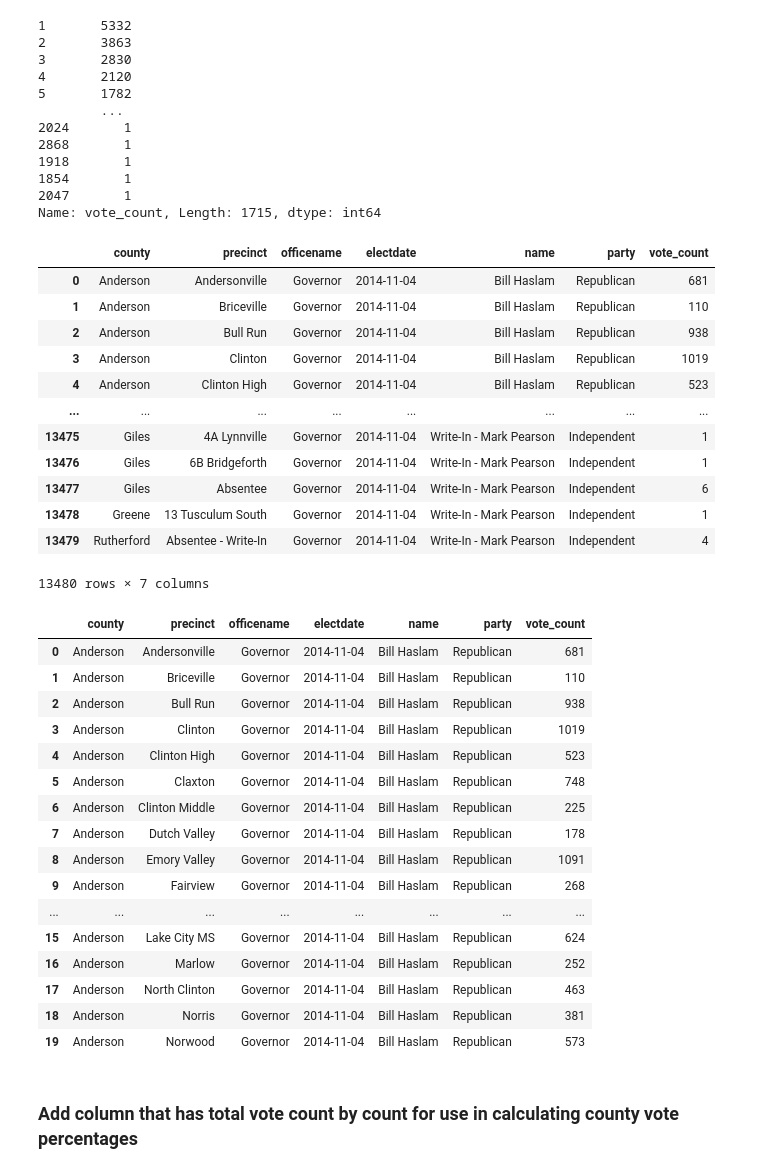
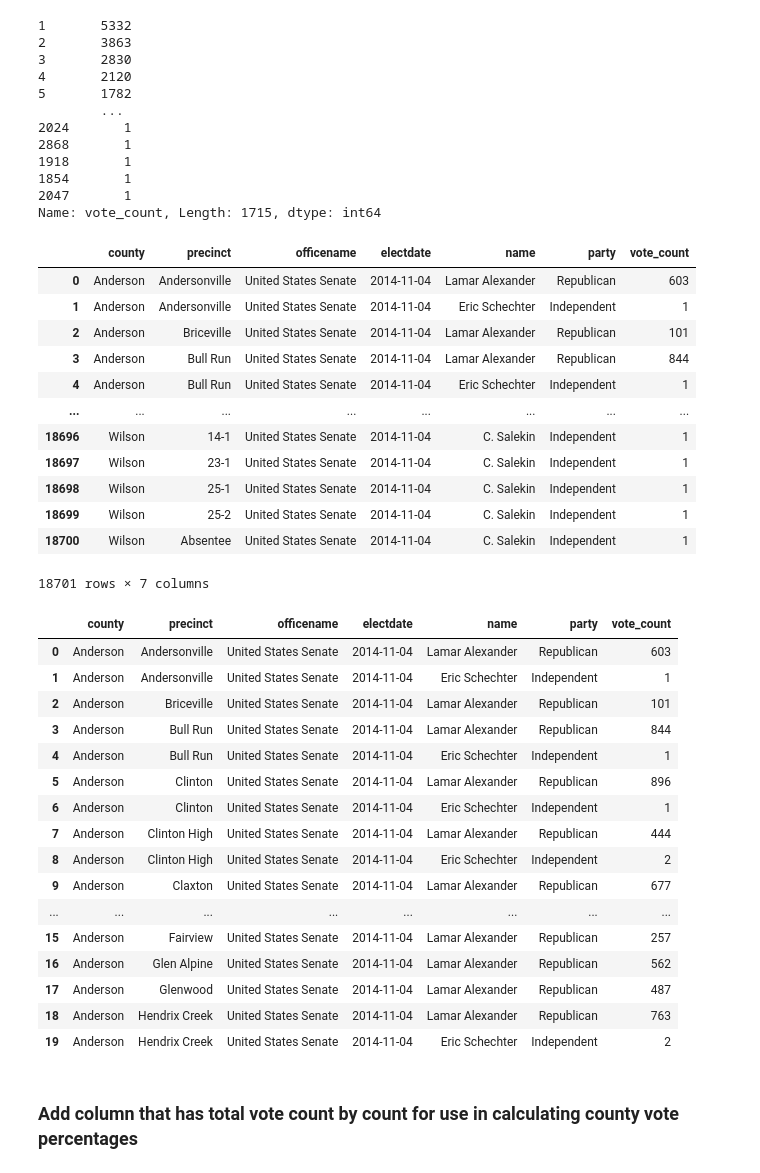
Before and after one commit to DavidMellow/tn-elections, a Jupyter notebook: notebooks/tn_ussen_election_2014.ipynb, the cells around one changed output. Cells and saved outputs as stored; diff of their text form; code cells hidden in the pictures.

```diff
--- a/notebooks/tn_ussen_election_2014.ipynb
+++ b/notebooks/tn_ussen_election_2014.ipynb
@@ -262,8 +262,8 @@ memory usage: 7.3+ MB
 ### Looks safe to drop rows with no votes tallied
 # %%
 # drop rows with no name and vote count
-tn_2014g_final=tn_2014g_namemelt.dropna()
-tn_2014g_final
+tn_2014_final=tn_2014_namemelt.dropna()
+tn_2014_final
 # %% [output]
 |  | county | precinct | officename | electdate | name | party | vote_count |
 | 0 | Anderson | Andersonville | Governor | 2014-11-04 | Bill Haslam | Republican | 681.0 |
@@ -297,8 +297,8 @@ dtypes: float64(1), object(6)
 memory usage: 4.9+ MB
 # %%
 # convert vote_count data from float64 to int 32 to to drop ".0"
-tn_2014g_final=tn_2014g_final.astype({'vote_count':'int32'})
-tn_2014g_final
+tn_2014_final=tn_2014_final.astype({'vote_count':'int32'})
+tn_2014_final
 # %% [output]
 |  | county | precinct | officename | electdate | name | party | vote_count |
 | 0 | Anderson | Andersonville | Governor | 2014-11-04 | Bill Haslam | Republican | 681 |
@@ -377,9 +377,9 @@ Name: vote_count, Length: 1716, dtype: int64
 # %% [markdown]
 ### 18467 rows have a vote count of 0. Drop those rows
 # %%
-tn_2014g_final=tn_2014g_final[tn_2014g_final['vote_count'] != 0]
-tn_2014g_final=tn_2014g_final.reset_index(drop=True)
-tn_2014g_final.head()
+tn_2014_final=tn_2014_final[tn_2014_final['vote_count'] != 0]
+tn_2014_final=tn_2014_final.reset_index(drop=True)
+tn_2014_final.head()
 # %% [output]
 |  | county | precinct | officename | electdate | name | party | vote_count |
 | 0 | Anderson | Andersonville | Governor | 2014-11-04 | Bill Haslam | Republican | 681 |
@@ -404,44 +404,44 @@ tn_2014g_final['vote_count'].value_counts()
 2047       1
 Name: vote_count, Length: 1715, dtype: int64
 # %%
-# create data frame tn_2014_gov for presidental election
-tn_2014_gov_int=tn_2014g_final[tn_2014g_final['officename'].str.match('Governor')]
-tn_2014_gov_int=tn_2014_gov_int.reset_index(drop=True)
-tn_2014_gov_int
+# create data frame tn_2014_uss for senatorial election
+tn_2014_uss_int=tn_2014_final[tn_2014_final['officename'].str.match('United States Senate')]
+tn_2014_uss_int=tn_2014_uss_int.reset_index(drop=True)
+tn_2014_uss_int
 # %% [output]
 |  | county | precinct | officename | electdate | name | party | vote_count |
-| 0 | Anderson | Andersonville | Governor | 2014-11-04 | Bill Haslam | Republican | 681 |
-| 1 | Anderson | Briceville | Governor | 2014-11-04 | Bill Haslam | Republican | 110 |
-| 2 | Anderson | Bull Run | Governor | 2014-11-04 | Bill Haslam | Republican | 938 |
-| 3 | Anderson | Clinton | Governor | 2014-11-04 | Bill Haslam | Republican | 1019 |
-| 4 | Anderson | Clinton High | Governor | 2014-11-04 | Bill Haslam | Republican | 523 |
+| 0 | Anderson | Andersonville | United States Senate | 2014-11-04 | Lamar Alexander | Republican | 603 |
+| 1 | Anderson | Andersonville | United States Senate | 2014-11-04 | Eric Schechter | Independent | 1 |
+| 2 | Anderson | Briceville | United States Senate | 2014-11-04 | Lamar Alexander | Republican | 101 |
+| 3 | Anderson | Bull Run | United States Senate | 2014-11-04 | Lamar Alexander | Republican | 844 |
+| 4 | Anderson | Bull Run | United States Senate | 2014-11-04 | Eric Schechter | Independent | 1 |
 | ... | ... | ... | ... | ... | ... | ... | ... |
-| 13475 | Giles | 4A Lynnville | Governor | 2014-11-04 | Write-In - Mark Pearson | Independent | 1 |
-| 13476 | Giles | 6B Bridgeforth | Governor | 2014-11-04 | Write-In - Mark Pearson | Independent | 1 |
-| 13477 | Giles | Absentee | Governor | 2014-11-04 | Write-In - Mark Pearson | Independent | 6 |
-| 13478 | Greene | 13 Tusculum South | Governor | 2014-11-04 | Write-In - Mark Pearson | Independent | 1 |
-| 13479 | Rutherford | Absentee - Write-In | Governor | 2014-11-04 | Write-In - Mark Pearson | Independent | 4 |
+| 18696 | Wilson | 14-1 | United States Senate | 2014-11-04 | C. Salekin | Independent | 1 |
+| 18697 | Wilson | 23-1 | United States Senate | 2014-11-04 | C. Salekin | Independent | 1 |
+| 18698 | Wilson | 25-1 | United States Senate | 2014-11-04 | C. Salekin | Independent | 1 |
+| 18699 | Wilson | 25-2 | United States Senate | 2014-11-04 | C. Salekin | Independent | 1 |
+| 18700 | Wilson | Absentee | United States Senate | 2014-11-04 | C. Salekin | Independent | 1 |
-13480 rows × 7 columns
+18701 rows × 7 columns
 # %%
-tn_2014_gov_int.head(20)
+tn_2014_uss_int.head(20)
 # %% [output]
 |  | county | precinct | officename | electdate | name | party | vote_count |
-| 0 | Anderson | Andersonville | Governor | 2014-11-04 | Bill Haslam | Republican | 681 |
-| 1 | Anderson | Briceville | Governor | 2014-11-04 | Bill Haslam | Republican | 110 |
-| 2 | Anderson | Bull Run | Governor | 2014-11-04 | Bill Haslam | Republican | 938 |
-| 3 | Anderson | Clinton | Governor | 2014-11-04 | Bill Haslam | Republican | 1019 |
-| 4 | Anderson | Clinton High | Governor | 2014-11-04 | Bill Haslam | Republican | 523 |
-| 5 | Anderson | Claxton | Governor | 2014-11-04 | Bill Haslam | Republican | 748 |
-| 6 | Anderson | Clinton Middle | Governor | 2014-11-04 | Bill Haslam | Republican | 225 |
-| 7 | Anderson | Dutch Valley | Governor | 2014-11-04 | Bill Haslam | Republican | 178 |
-| 8 | Anderson | Emory Valley | Governor | 2014-11-04 | Bill Haslam | Republican | 1091 |
-| 9 | Anderson | Fairview | Governor | 2014-11-04 | Bill Haslam | Republican | 268 |
+| 0 | Anderson | Andersonville | United States Senate | 2014-11-04 | Lamar Alexander | Republican | 603 |
+| 1 | Anderson | Andersonville | United States Senate | 2014-11-04 | Eric Schechter | Independent | 1 |
+| 2 | Anderson | Briceville | United States Senate | 2014-11-04 | Lamar Alexander | Republican | 101 |
+| 3 | Anderson | Bull Run | United States Senate | 2014-11-04 | Lamar Alexander | Republican | 844 |
+| 4 | Anderson | Bull Run | United States Senate | 2014-11-04 | Eric Schechter | Independent | 1 |
+| 5 | Anderson | Clinton | United States Senate | 2014-11-04 | Lamar Alexander | Republican | 896 |
+| 6 | Anderson | Clinton | United States Senate | 2014-11-04 | Eric Schechter | Independent | 1 |
+| 7 | Anderson | Clinton High | United States Senate | 2014-11-04 | Lamar Alexander | Republican | 444 |
+| 8 | Anderson | Clinton High | United States Senate | 2014-11-04 | Eric Schechter | Independent | 2 |
+| 9 | Anderson | Claxton | United States Senate | 2014-11-04 | Lamar Alexander | Republican | 677 |
 | ... | ... | ... | ... | ... | ... | ... | ... |
-| 15 | Anderson | Lake City MS | Governor | 2014-11-04 | Bill Haslam | Republican | 624 |
-| 16 | Anderson | Marlow | Governor | 2014-11-04 | Bill Haslam | Republican | 252 |
-| 17 | Anderson | North Clinton | Governor | 2014-11-04 | Bill Haslam | Republican | 463 |
-| 18 | Anderson | Norris | Governor | 2014-11-04 | Bill Haslam | Republican | 381 |
-| 19 | Anderson | Norwood | Governor | 2014-11-04 | Bill Haslam | Republican | 573 |
+| 15 | Anderson | Fairview | United States Senate | 2014-11-04 | Lamar Alexander | Republican | 257 |
+| 16 | Anderson | Glen Alpine | United States Senate | 2014-11-04 | Lamar Alexander | Republican | 562 |
+| 17 | Anderson | Glenwood | United States Senate | 2014-11-04 | Lamar Alexander | Republican | 487 |
+| 18 | Anderson | Hendrix Creek | United States Senate | 2014-11-04 | Lamar Alexander | Republican | 763 |
+| 19 | Anderson | Hendrix Creek | United States Senate | 2014-11-04 | Eric Schechter | Independent | 2 |
 # %% [markdown]
 ### Add column that has total vote count by count for use in calculating county vote percentages
 # %%
```
Also changed, not shown: parts of 45 cells of this notebook, 1 other file.
